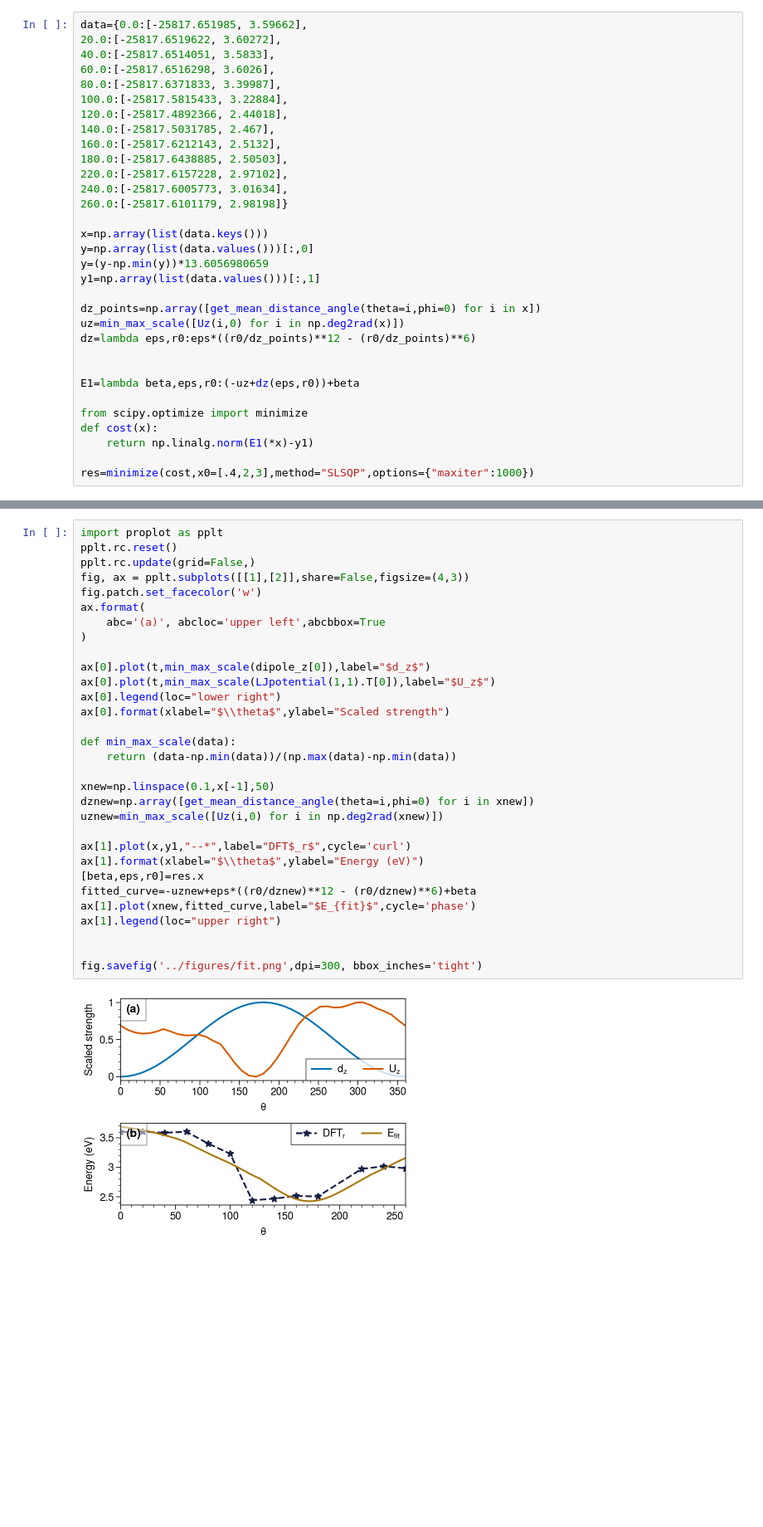
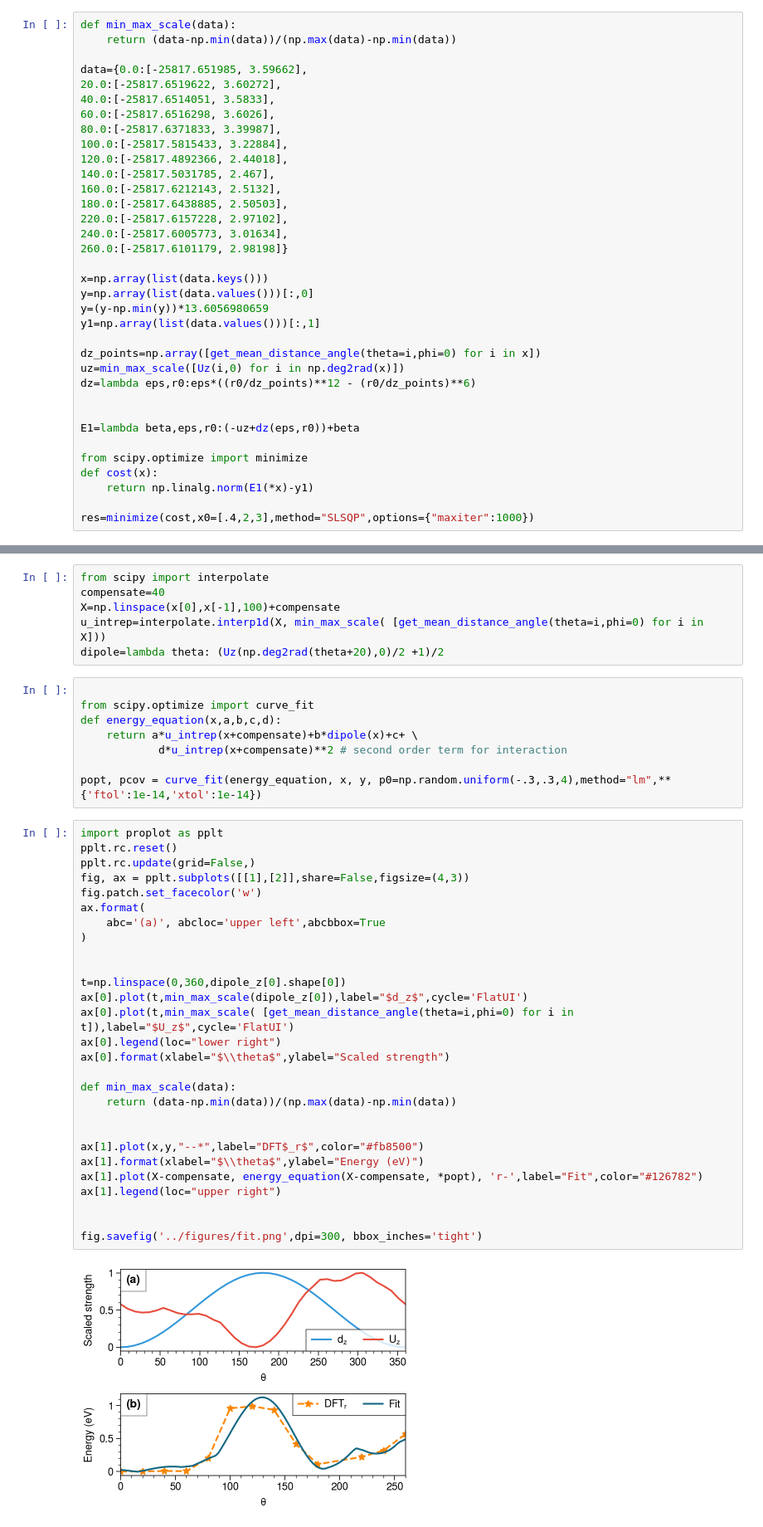
Before and after one commit to santoshkumarradha/spin-model-perovskite, a Jupyter notebook: notebooks/U-potential.ipynb, the cells around one changed output, grey strips where cells are left out. Shown at 83% size. Saved outputs shown, nothing was run; the diff lists cells and outputs as text; blank space fills up the shorter version.

Commit message:
updated the split figure plot

```diff
--- a/notebooks/U-potential.ipynb
+++ b/notebooks/U-potential.ipynb
@@ -93,6 +93,9 @@ for i in ax:
 # %% [output]
 [figure]
 # %%
+def min_max_scale(data):
+    return (data-np.min(data))/(np.max(data)-np.min(data))
+
 data={0.0:[-25817.651985, 3.59662],
 20.0:[-25817.6519622, 3.60272],
 40.0:[-25817.6514051, 3.5833],
@@ -265,33 +257,44 @@ res=minimize(cost,x0=[.4,2,3],method="SLSQP",options={"maxiter":1000})
+# %%
+from scipy import interpolate
+compensate=40
+X=np.linspace(x[0],x[-1],100)+compensate
+u_intrep=interpolate.interp1d(X, min_max_scale( [get_mean_distance_angle(theta=i,phi=0) for i in X]))
+dipole=lambda theta: (Uz(np.deg2rad(theta+20),0)/2 +1)/2
+# %%
+
+from scipy.optimize import curve_fit
+def energy_equation(x,a,b,c,d):
+    return a*u_intrep(x+compensate)+b*dipole(x)+c+ \
+            d*u_intrep(x+compensate)**2 # second order term for interaction
+
+popt, pcov = curve_fit(energy_equation, x, y, p0=np.random.uniform(-.3,.3,4),method="lm",**{'ftol':1e-14,'xtol':1e-14})
 # %%
 import proplot as pplt
 pplt.rc.reset()
 pplt.rc.update(grid=False,)
 fig, ax = pplt.subplots([[1],[2]],share=False,figsize=(4,3))
 fig.patch.set_facecolor('w')
 ax.format(
     abc='(a)', abcloc='upper left',abcbbox=True
 )
 
-ax[0].plot(t,min_max_scale(dipole_z[0]),label="$d_z$")
-ax[0].plot(t,min_max_scale(LJpotential(1,1).T[0]),label="$U_z$")
+
+t=np.linspace(0,360,dipole_z[0].shape[0])
+ax[0].plot(t,min_max_scale(dipole_z[0]),label="$d_z$",cycle='FlatUI')
+ax[0].plot(t,min_max_scale( [get_mean_distance_angle(theta=i,phi=0) for i in t]),label="$U_z$",cycle='FlatUI')
 ax[0].legend(loc="lower right")
 ax[0].format(xlabel="$\\theta$",ylabel="Scaled strength")
 
 def min_max_scale(data):
     return (data-np.min(data))/(np.max(data)-np.min(data))
 
-xnew=np.linspace(0.1,x[-1],50)
-dznew=np.array([get_mean_distance_angle(theta=i,phi=0) for i in xnew])
-uznew=min_max_scale([Uz(i,0) for i in np.deg2rad(xnew)])
 
-ax[1].plot(x,y1,"--*",label="DFT$_r$",cycle='curl')
+ax[1].plot(x,y,"--*",label="DFT$_r$",color="#fb8500")
 ax[1].format(xlabel="$\\theta$",ylabel="Energy (eV)")
-[beta,eps,r0]=res.x
-fitted_curve=-uznew+eps*((r0/dznew)**12 - (r0/dznew)**6)+beta
-ax[1].plot(xnew,fitted_curve,label="$E_{fit}$",cycle='phase')
+ax[1].plot(X-compensate, energy_equation(X-compensate, *popt), 'r-',label="Fit",color="#126782")
 ax[1].legend(loc="upper right")
 
 
 fig.savefig('../figures/fit.png',dpi=300, bbox_inches='tight')
 # %% [output]
-[figure, old version]
+[figure, new version]
```
Also changed, not shown: parts of 2 cells of this notebook, 41 other files.
